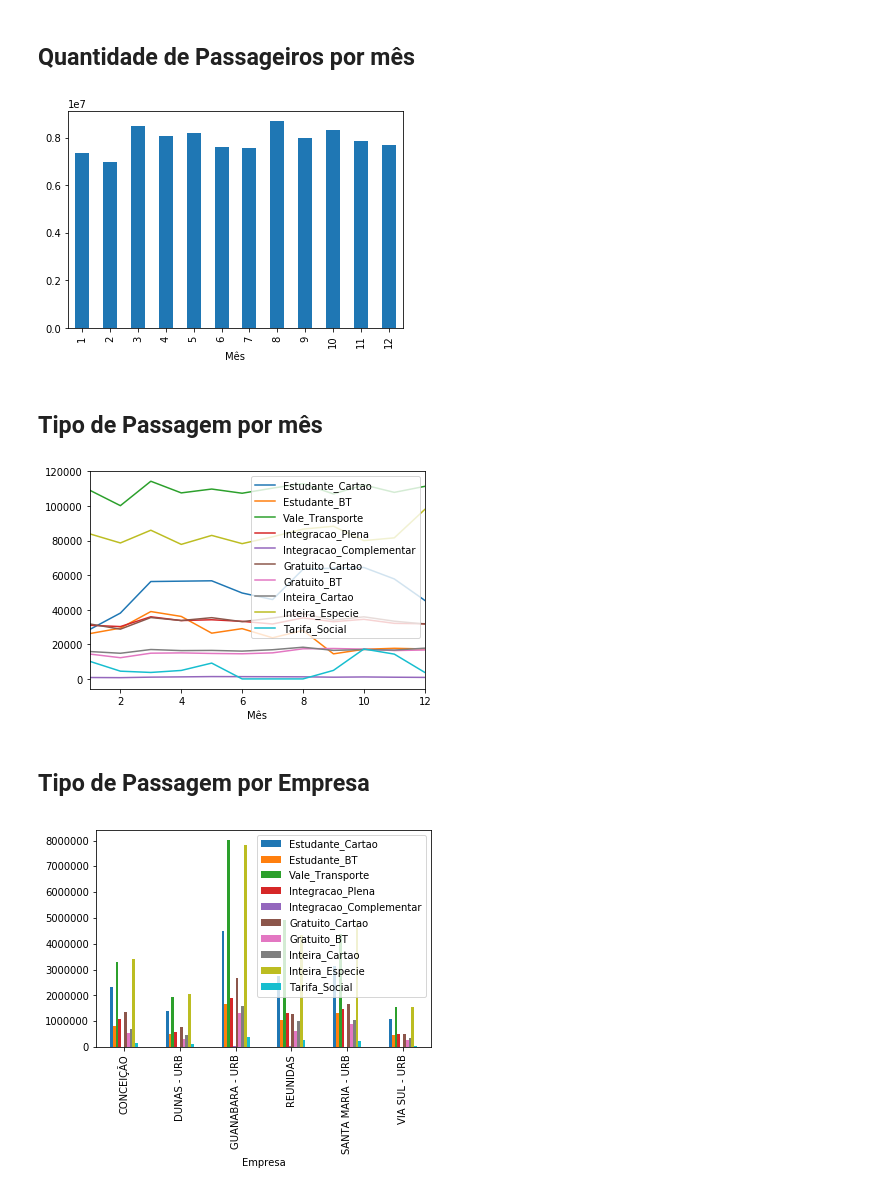
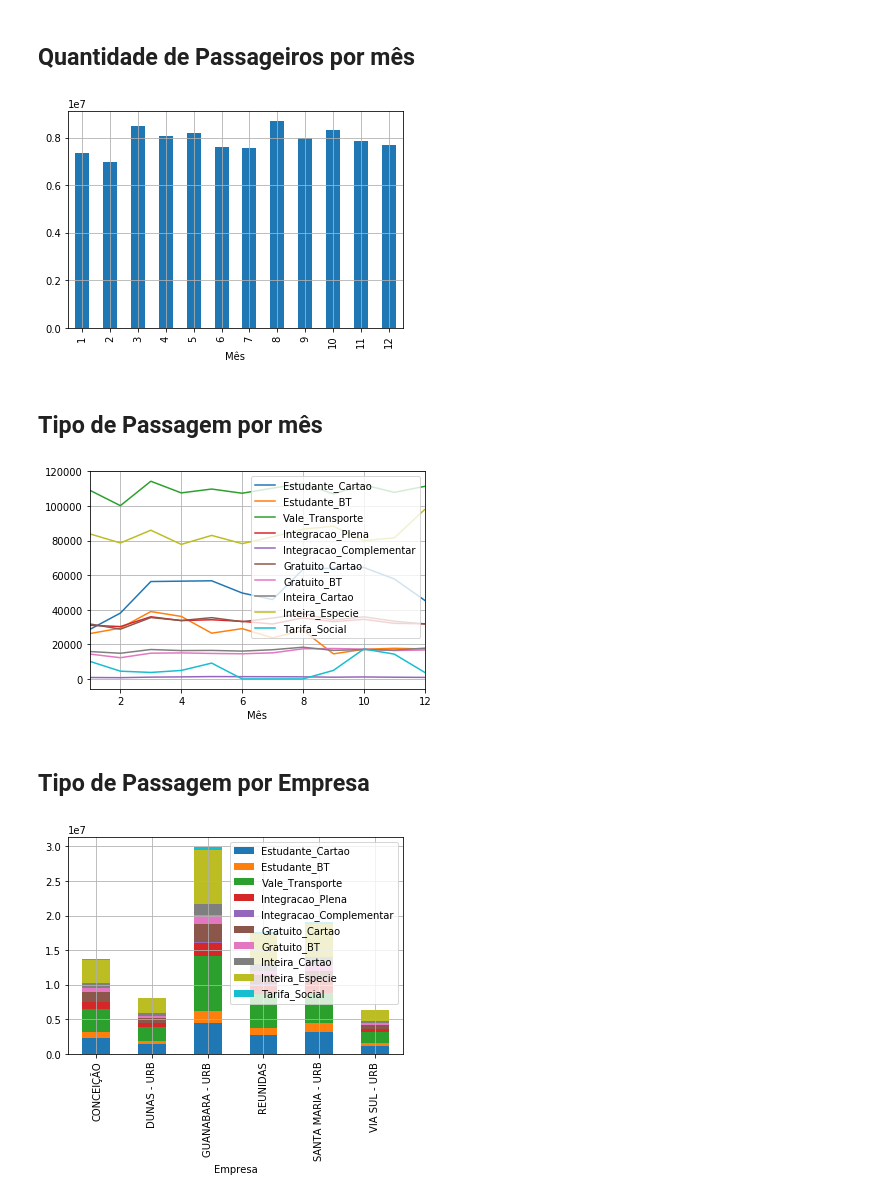
Before and after one commit to georgemaia/dadosabertos-mobilidade-rn-natal, a Jupyter notebook: Bilhetagem_Eletrônica-2018-Analitico.ipynb, the cells around one changed output. Drawn from its saved outputs; the diff is of its cells as text; code cells hidden in the pictures.

```diff
--- a/Bilhetagem_Eletrônica-2018-Analitico.ipynb
+++ b/Bilhetagem_Eletrônica-2018-Analitico.ipynb
@@ -198,22 +198,22 @@ plt.show()
 ## Quantidade de Passageiros por mês
 # %%
 new_df = df.groupby(['Mês']).sum()
-new_df['Qtd_Passageiros'].plot.bar()
+new_df['Qtd_Passageiros'].plot.bar(grid=True)
 plt.show()
 # %% [output]
-[figure, old version]
+[figure, new version]
 # %% [markdown]
 ## Tipo de Passagem por mês
 # %%
-df.groupby(['Mês'])[['Estudante_Cartao', 'Estudante_BT', 'Vale_Transporte', 'Integracao_Plena', 'Integracao_Complementar', 'Gratuito_Cartao', 'Gratuito_BT', 'Inteira_Cartao', 'Inteira_Especie','Tarifa_Social']].max().plot()
+df.groupby(['Mês'])[['Estudante_Cartao', 'Estudante_BT', 'Vale_Transporte', 'Integracao_Plena', 'Integracao_Complementar', 'Gratuito_Cartao', 'Gratuito_BT', 'Inteira_Cartao', 'Inteira_Especie','Tarifa_Social']].max().plot(grid=True)
 plt.show()
 # %% [output]
-[figure, old version]
+[figure, new version]
 # %% [markdown]
 ## Tipo de Passagem por Empresa
 # %%
 new_df = df.groupby(['Empresa']).sum()
-new_df[['Estudante_Cartao', 'Estudante_BT', 'Vale_Transporte', 'Integracao_Plena', 'Integracao_Complementar', 'Gratuito_Cartao', 'Gratuito_BT', 'Inteira_Cartao', 'Inteira_Especie','Tarifa_Social']].plot.bar()
+new_df[['Estudante_Cartao', 'Estudante_BT', 'Vale_Transporte', 'Integracao_Plena', 'Integracao_Complementar', 'Gratuito_Cartao', 'Gratuito_BT', 'Inteira_Cartao', 'Inteira_Especie','Tarifa_Social']].plot.bar(grid=True, stacked=True)
 plt.show()
 # %% [output]
-[figure, old version]
+[figure, new version]
```
Also changed, not shown: parts of 5 cells of this notebook, 1 other file.
